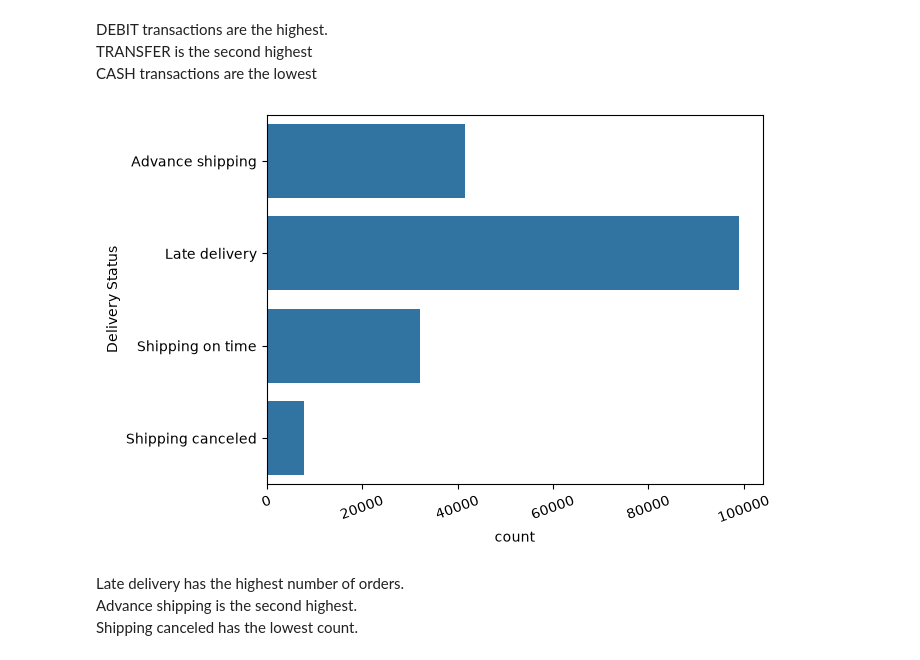
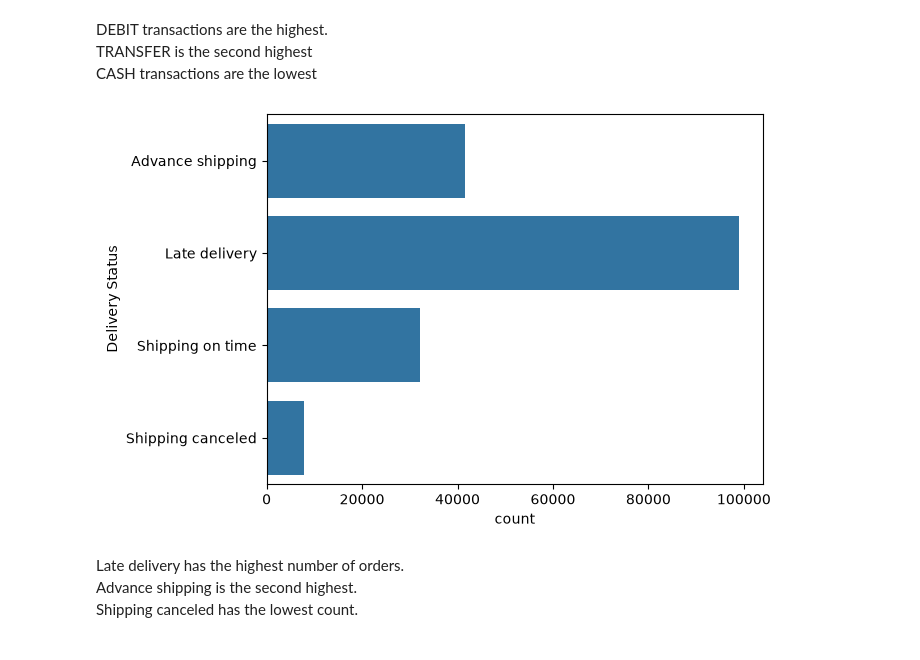
Before and after one commit to itsvartika23/Task_3_Ensemble_Learning-, a Jupyter notebook: model_train.ipynb, the cells around one changed output. Saved outputs shown, nothing was run; the diff lists cells and outputs as text; code cells hidden in the pictures.

```diff
--- a/model_train.ipynb
+++ b/model_train.ipynb
@@ -88,3 +88,5 @@ dtype: int64
 # %%
 df=df.dropna(subset=["Customer Zipcode"])
+# %%
+df=df.drop(columns=["Order Zipcode"])
 # %% [markdown]
@@ -343,10 +366,9 @@ TRANSFER is the second highest <br>
 CASH transactions are the lowest<br>
 # %%
 sns.countplot(df["Delivery Status"])
-plt.xticks(rotation =20)
 plt.show()
 # %% [output]
-[figure, old version]
+[figure, new version]
 # %% [markdown]
 Late delivery has the highest number of orders.<br>
 Advance shipping is the second highest.<br>
```
Also changed, not shown: parts of 45 cells of this notebook.
